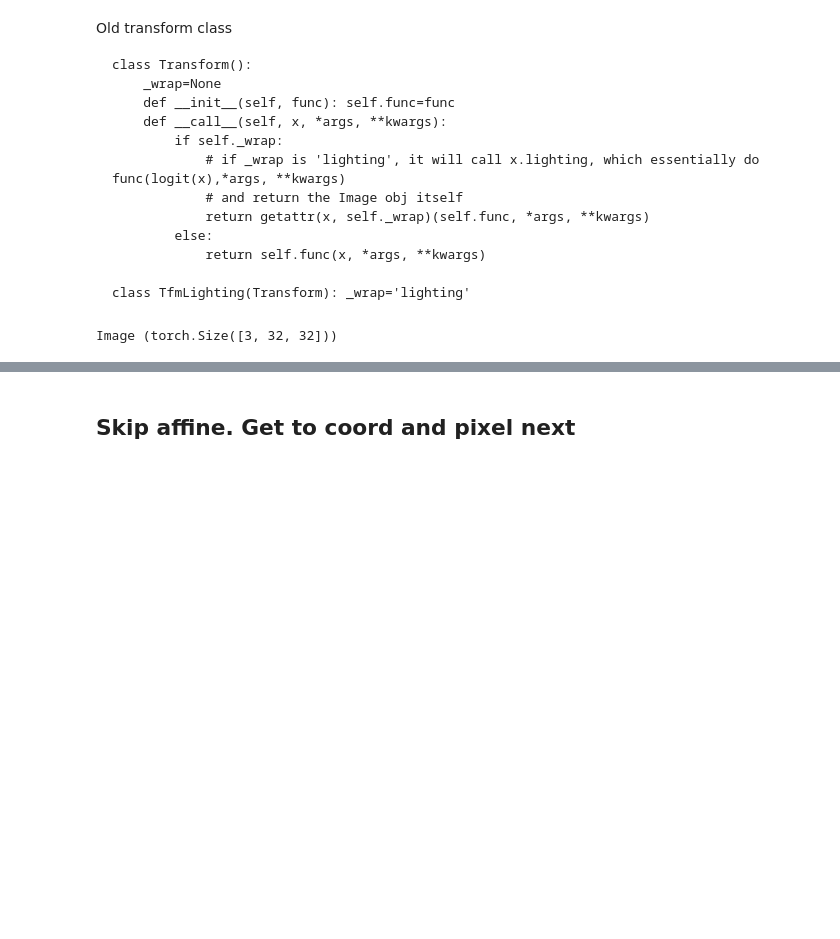
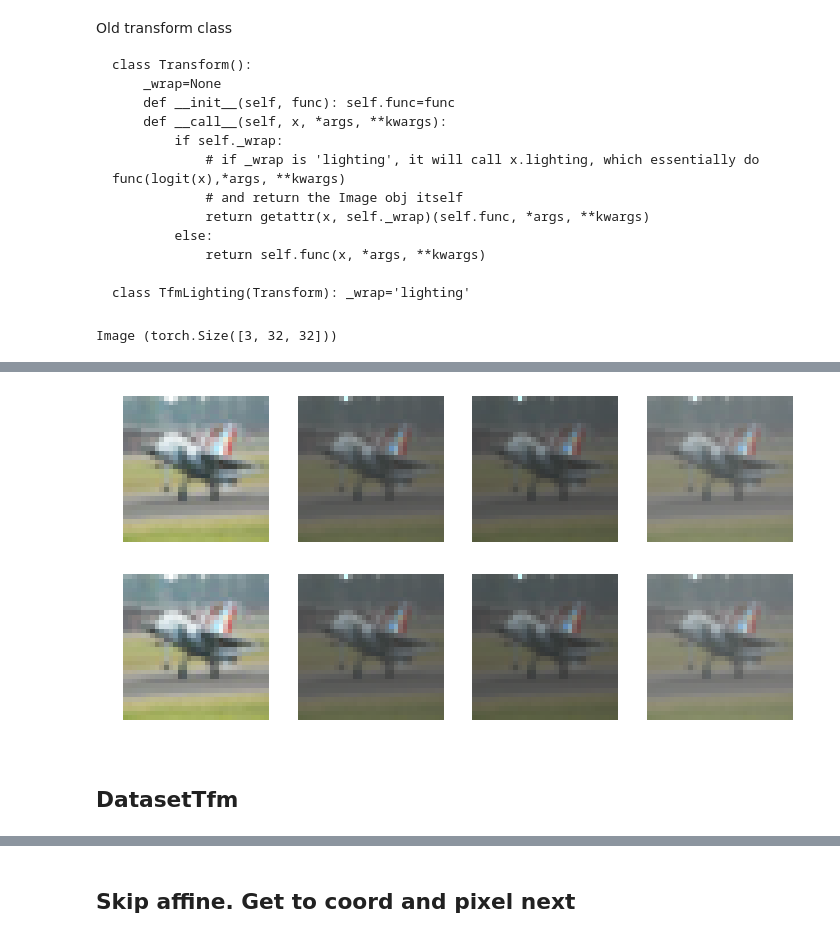
Before and after one commit to anhquan0412/fastai_v1, a Jupyter notebook: my_note/002_images.ipynb, the cells around one changed output, grey strips where cells are left out. Drawn from its saved outputs; the diff is of its cells as text; code cells hidden in the pictures; blank space fills up the shorter version.

```diff
--- a/my_note/002_images.ipynb
+++ b/my_note/002_images.ipynb
@@ -998,0 +1024,9 @@ tfm(x()).show()
+# %%
+_,axes = plt.subplots(2,4, figsize=(12,6))
+for i in range(4):
+    apply_tfms(tfms,x).show(axes[0,i])
+    apply_tfms(tfms,x,do_resolve=False).show(axes[1,i])
+# %% [output]
+[figure, added]
+# %% [markdown]
+## DatasetTfm
```
Also changed, not shown: parts of 59 cells of this notebook.
